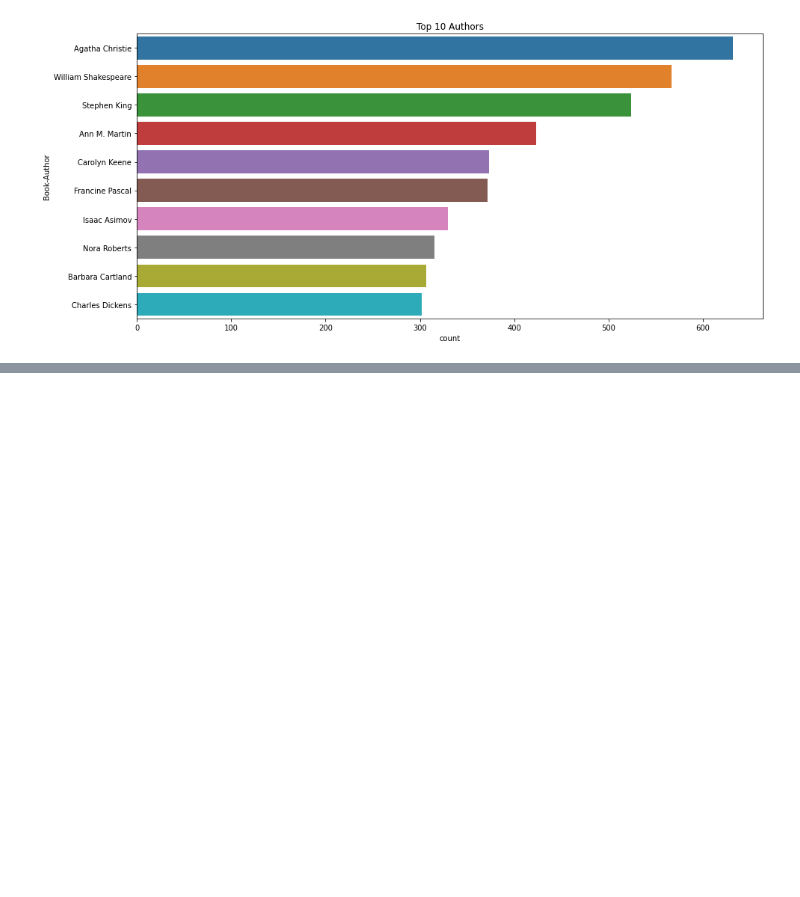
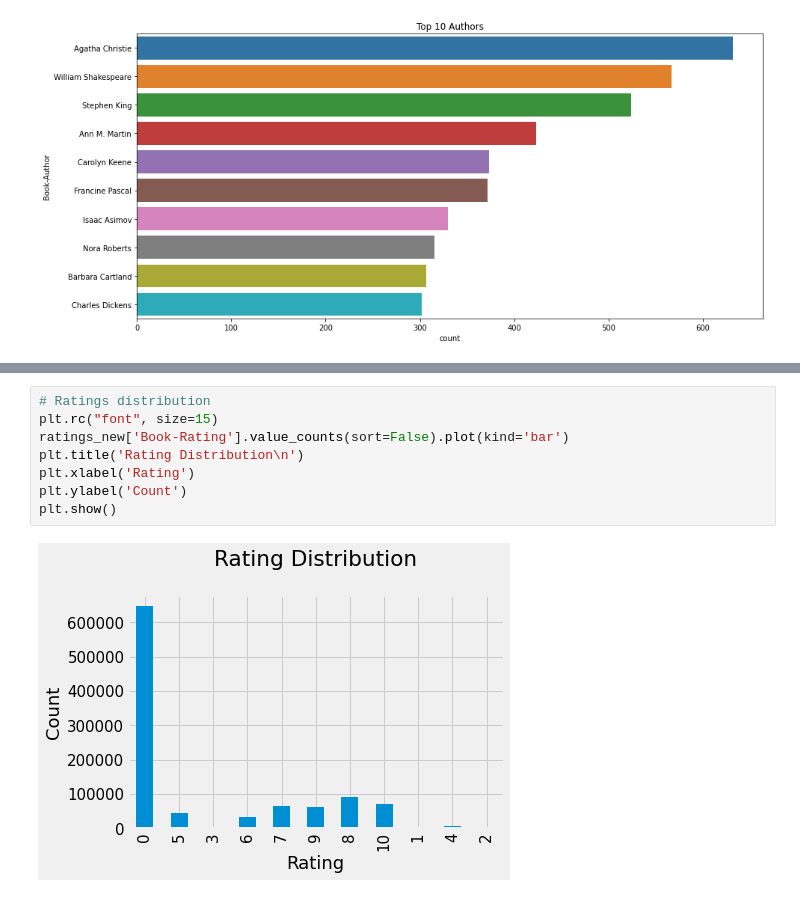
Before and after one commit to vivvvek24/Book-Recommendation-System, a Jupyter notebook: Book_Recommendation_System.ipynb, the cells around one changed output, grey strips where cells are left out. Drawn from its saved outputs; the diff is of its cells as text; blank space fills up the shorter version.

```diff
--- a/Book_Recommendation_System.ipynb
+++ b/Book_Recommendation_System.ipynb
@@ -312,0 +458,10 @@ The top three author includes Agatha Christie, William Shakespeare and Stephen K
+# %%
+# Ratings distribution
+plt.rc("font", size=15)
+ratings_new['Book-Rating'].value_counts(sort=False).plot(kind='bar')
+plt.title('Rating Distribution\n')
+plt.xlabel('Rating')
+plt.ylabel('Count')
+plt.show()
+# %% [output]
+[figure, added]
```
Also changed, not shown: parts of 26 cells of this notebook.
